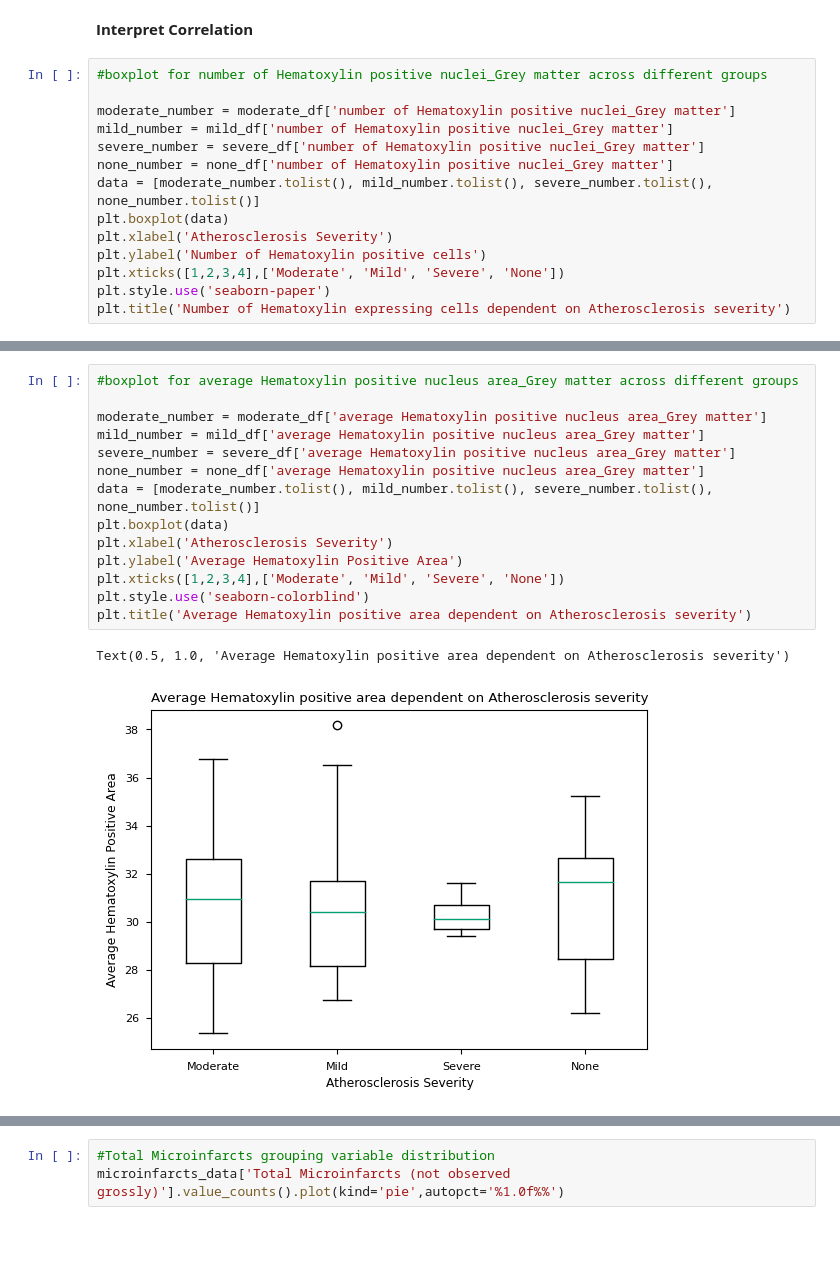
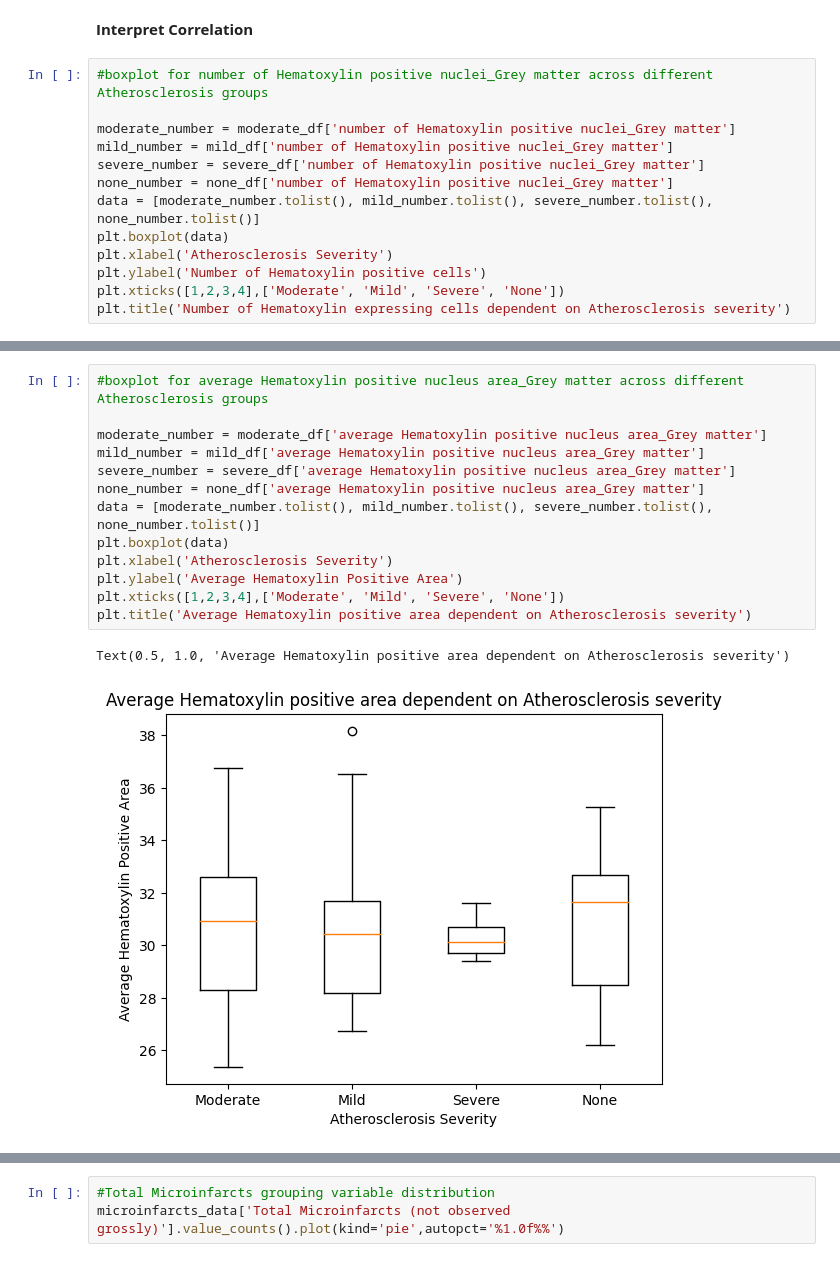
Before and after one commit to amandafriedmann/NEUR-Data-Analysis, a Jupyter notebook: FINAL_PROJECT_WORK.ipynb, the cells around one changed output, grey strips where cells are left out. Drawn from its saved outputs; the diff is of its cells as text; blank space fills up the shorter version.

```diff
--- a/FINAL_PROJECT_WORK.ipynb
+++ b/FINAL_PROJECT_WORK.ipynb
@@ -96,7 +106,7 @@ PearsonRResult(statistic=-0.09908903287175093, pvalue=0.3698428315733075)
 # %% [markdown]
 **Interpret Correlation**
 # %%
-#boxplot for number of Hematoxylin positive nuclei_Grey matter across different groups
+#boxplot for number of Hematoxylin positive nuclei_Grey matter across different Atherosclerosis groups
 
 moderate_number = moderate_df['number of Hematoxylin positive nuclei_Grey matter']
 mild_number = mild_df['number of Hematoxylin positive nuclei_Grey matter']
@@ -107,7 +117,6 @@ plt.boxplot(data)
 plt.xlabel('Atherosclerosis Severity')
 plt.ylabel('Number of Hematoxylin positive cells')
 plt.xticks([1,2,3,4],['Moderate', 'Mild', 'Severe', 'None'])
-plt.style.use('seaborn-paper')
 plt.title('Number of Hematoxylin expressing cells dependent on Atherosclerosis severity')
 # %% [output]
 Text(0.5, 1.0, 'Number of Hematoxylin expressing cells dependent on Atherosclerosis severity')
@@ -115,17 +126,16 @@ Text(0.5, 1.0, 'Number of Hematoxylin expressing cells dependent on Atherosclero
 # %%
-#boxplot for average Hematoxylin positive nucleus area_Grey matter across different groups
+#boxplot for average Hematoxylin positive nucleus area_Grey matter across different Atherosclerosis groups
 
 moderate_number = moderate_df['average Hematoxylin positive nucleus area_Grey matter']
 mild_number = mild_df['average Hematoxylin positive nucleus area_Grey matter']
 severe_number = severe_df['average Hematoxylin positive nucleus area_Grey matter']
 none_number = none_df['average Hematoxylin positive nucleus area_Grey matter']
 data = [moderate_number.tolist(), mild_number.tolist(), severe_number.tolist(), none_number.tolist()]
 plt.boxplot(data)
 plt.xlabel('Atherosclerosis Severity')
 plt.ylabel('Average Hematoxylin Positive Area')
 plt.xticks([1,2,3,4],['Moderate', 'Mild', 'Severe', 'None'])
-plt.style.use('seaborn-colorblind')
 plt.title('Average Hematoxylin positive area dependent on Atherosclerosis severity')
 # %% [output]
 Text(0.5, 1.0, 'Average Hematoxylin positive area dependent on Atherosclerosis severity')
-[figure, old version]
+[figure, new version]
```
Also changed, not shown: parts of 24 cells of this notebook.
